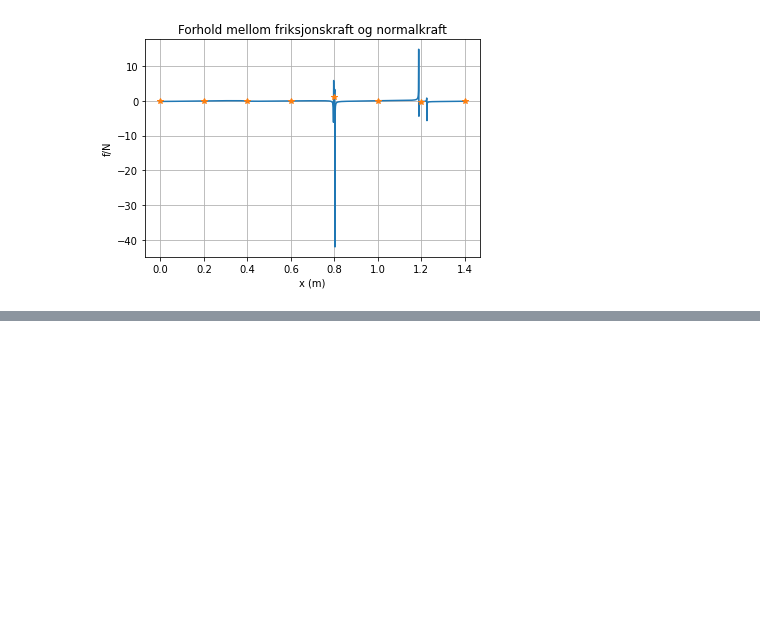
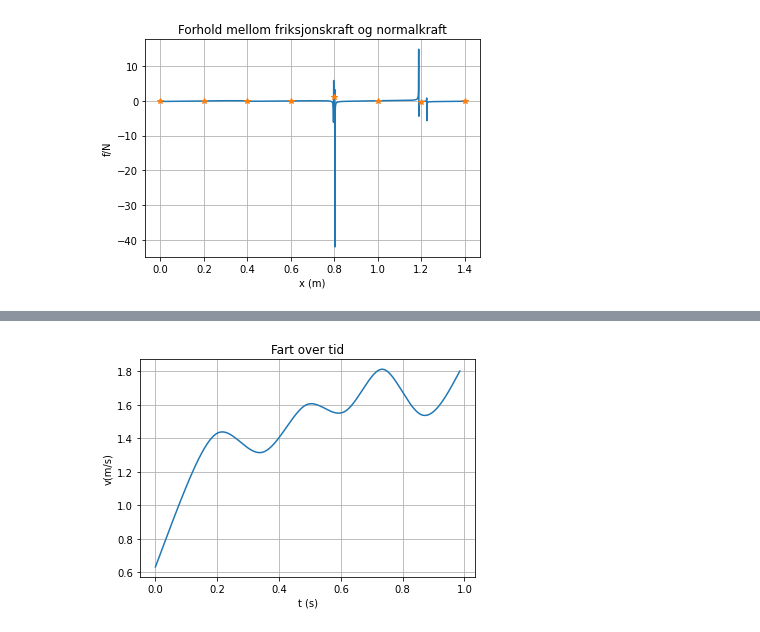
Before and after one commit to nerok/TFY4125-305-1, a Jupyter notebook: cubicspline.ipynb, the cells around one changed output, grey strips where cells are left out. Drawn from its saved outputs; the diff is of its cells as text; code cells hidden in the pictures; blank space fills up the shorter version.

```diff
--- a/cubicspline.ipynb
+++ b/cubicspline.ipynb
@@ -173,3 +176,7 @@ sum_dt
+# %%
+plot(t, v, title="Fart over tid", xlabel="t (s)", ylabel="v(m/s)", fast=False)
+# %% [output]
+[figure, added]
 # %%
 #Total kinetisk energi, eventuelt energitap
 
```
Also changed, not shown: parts of 3 cells of this notebook.
